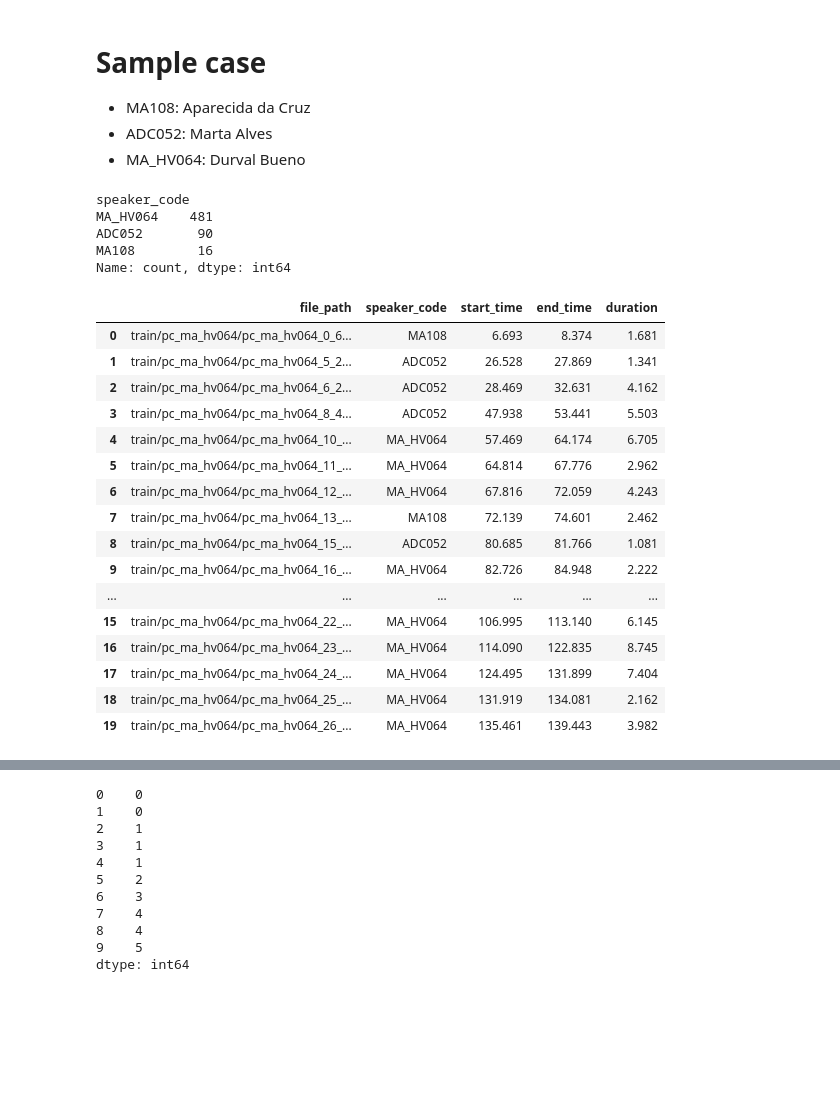
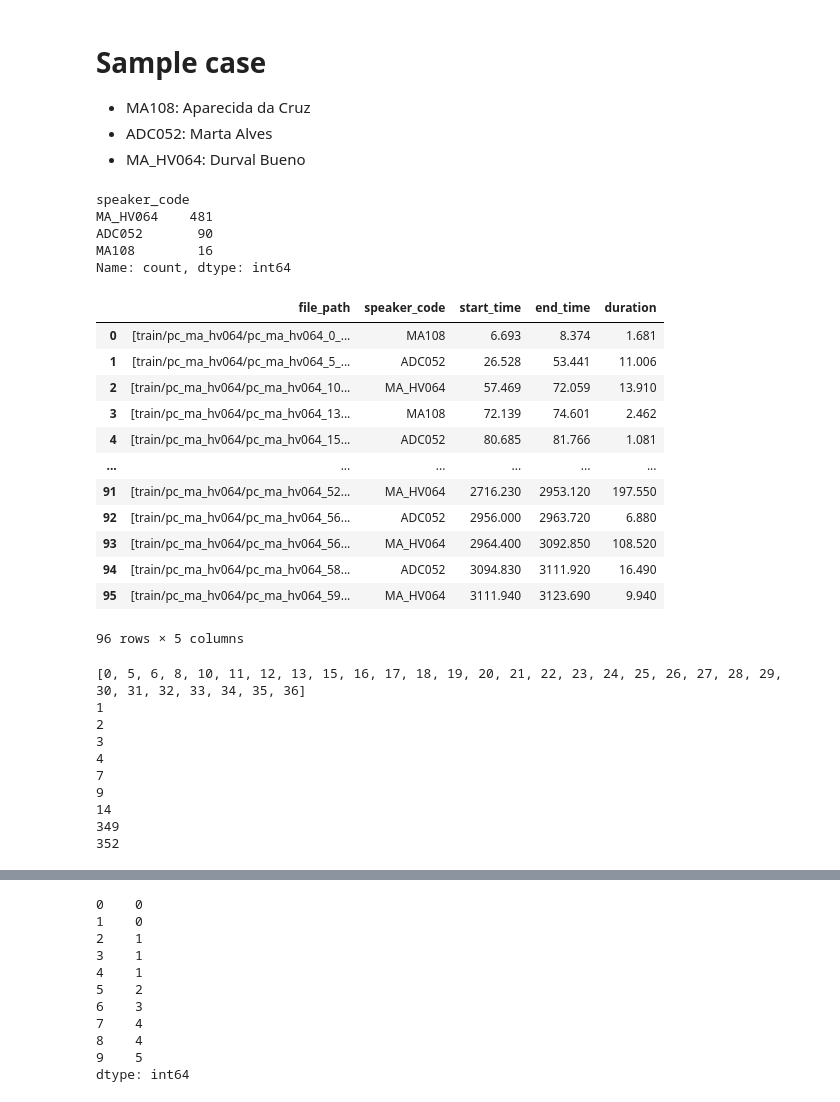
Before and after one commit to antonioMoreira/my-masters-degree, a Jupyter notebook: notebooks/mupe-dataset.ipynb, the cells around one changed output, grey strips where cells are left out. Cells and saved outputs as stored; diff of their text form; code cells hidden in the pictures; blank space fills up the shorter version.

```diff
--- a/notebooks/mupe-dataset.ipynb
+++ b/notebooks/mupe-dataset.ipynb
@@ -256,29 +257,73 @@ Total duration: 106.63130944444445
 # %%
 mupe_train_859 = mupe_train[mupe_train['audio_id'] == 859].sort_values("start_time").copy()
 core_columns = ['file_path', 'speaker_code', 'start_time', 'end_time', 'duration']#, 'normalized_text']
 print(mupe_train_859["speaker_code"].value_counts())
-mupe_train_859[core_columns].head(20)
+mupe_train_859[core_columns].head(10)
+
+
+block_id = (mupe_train_859["speaker_code"] != mupe_train_859["speaker_code"].shift()).cumsum()
+
+df_agg = (
+    mupe_train_859.assign(block_id=block_id)
+    .groupby("block_id")
+    .agg(
+        file_path=("file_path", list),
+        speaker_code=("speaker_code", "first"),
+        start_time=("start_time", "min"),
+        end_time=("end_time", "max"),
+        duration=("duration", "sum"),
+    )
+    .reset_index(drop=True)
+)
+
+df_agg
 # %% [output]
 speaker_code
 MA_HV064    481
 ADC052       90
 MA108        16
 Name: count, dtype: int64
 |  | file_path | speaker_code | start_time | end_time | duration |
-| 0 | train/pc_ma_hv064/pc_ma_hv064_0_6... | MA108 | 6.693 | 8.374 | 1.681 |
-| 1 | train/pc_ma_hv064/pc_ma_hv064_5_2... | ADC052 | 26.528 | 27.869 | 1.341 |
-| 2 | train/pc_ma_hv064/pc_ma_hv064_6_2... | ADC052 | 28.469 | 32.631 | 4.162 |
-| 3 | train/pc_ma_hv064/pc_ma_hv064_8_4... | ADC052 | 47.938 | 53.441 | 5.503 |
-| 4 | train/pc_ma_hv064/pc_ma_hv064_10_... | MA_HV064 | 57.469 | 64.174 | 6.705 |
-| 5 | train/pc_ma_hv064/pc_ma_hv064_11_... | MA_HV064 | 64.814 | 67.776 | 2.962 |
-| 6 | train/pc_ma_hv064/pc_ma_hv064_12_... | MA_HV064 | 67.816 | 72.059 | 4.243 |
-| 7 | train/pc_ma_hv064/pc_ma_hv064_13_... | MA108 | 72.139 | 74.601 | 2.462 |
-| 8 | train/pc_ma_hv064/pc_ma_hv064_15_... | ADC052 | 80.685 | 81.766 | 1.081 |
-| 9 | train/pc_ma_hv064/pc_ma_hv064_16_... | MA_HV064 | 82.726 | 84.948 | 2.222 |
+| 0 | [train/pc_ma_hv064/pc_ma_hv064_0_... | MA108 | 6.693 | 8.374 | 1.681 |
+| 1 | [train/pc_ma_hv064/pc_ma_hv064_5_... | ADC052 | 26.528 | 53.441 | 11.006 |
+| 2 | [train/pc_ma_hv064/pc_ma_hv064_10... | MA_HV064 | 57.469 | 72.059 | 13.910 |
+| 3 | [train/pc_ma_hv064/pc_ma_hv064_13... | MA108 | 72.139 | 74.601 | 2.462 |
+| 4 | [train/pc_ma_hv064/pc_ma_hv064_15... | ADC052 | 80.685 | 81.766 | 1.081 |
 | ... | ... | ... | ... | ... | ... |
-| 15 | train/pc_ma_hv064/pc_ma_hv064_22_... | MA_HV064 | 106.995 | 113.140 | 6.145 |
-| 16 | train/pc_ma_hv064/pc_ma_hv064_23_... | MA_HV064 | 114.090 | 122.835 | 8.745 |
-| 17 | train/pc_ma_hv064/pc_ma_hv064_24_... | MA_HV064 | 124.495 | 131.899 | 7.404 |
-| 18 | train/pc_ma_hv064/pc_ma_hv064_25_... | MA_HV064 | 131.919 | 134.081 | 2.162 |
-| 19 | train/pc_ma_hv064/pc_ma_hv064_26_... | MA_HV064 | 135.461 | 139.443 | 3.982 |
+| 91 | [train/pc_ma_hv064/pc_ma_hv064_52... | MA_HV064 | 2716.230 | 2953.120 | 197.550 |
+| 92 | [train/pc_ma_hv064/pc_ma_hv064_56... | ADC052 | 2956.000 | 2963.720 | 6.880 |
+| 93 | [train/pc_ma_hv064/pc_ma_hv064_56... | MA_HV064 | 2964.400 | 3092.850 | 108.520 |
+| 94 | [train/pc_ma_hv064/pc_ma_hv064_58... | ADC052 | 3094.830 | 3111.920 | 16.490 |
+| 95 | [train/pc_ma_hv064/pc_ma_hv064_59... | MA_HV064 | 3111.940 | 3123.690 | 9.940 |
+96 rows × 5 columns
+# %%
+aux = 0
+
+name_wav_pattern = re.compile(r'pc_ma_hv064_(?P<counter>\d+)_')
+l = []
+
+for p in mupe_train_859['file_path']:
+    file_name = p.split('/')[-1]
+    match = name_wav_pattern.match(file_name)
+    if match:
+        counter = int(match.group('counter'))
+        # print(f"Matched: {file_name} with counter {match.group('counter')}")
+        l.append(counter)
+
+print(l[:30])
+
+for i in range(len(l)):
+    if i not in l:
+        print(i)
+# %% [output]
+[0, 5, 6, 8, 10, 11, 12, 13, 15, 16, 17, 18, 19, 20, 21, 22, 23, 24, 25, 26, 27, 28, 29, 30, 31, 32, 33, 34, 35, 36]
+1
+2
+3
+4
+7
+9
+14
+349
+352
 # %%
```
Also changed, not shown: parts of 3 cells of this notebook, 1 other file.
